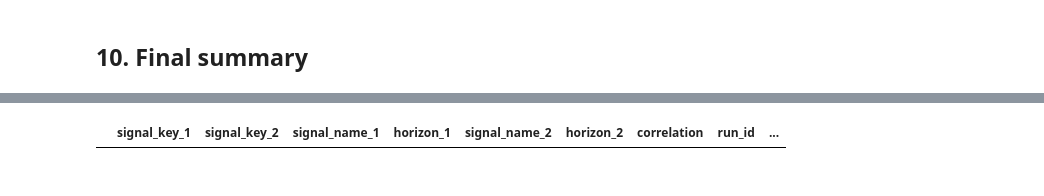
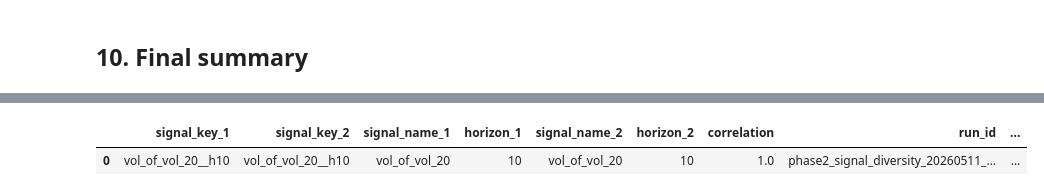
Before and after one commit to ananxu-jole/multi-factor-equity-alpha-model, a Jupyter notebook: notebooks/2-Phase 2_Signal Expansion/03G_Signal_Diversity_Engine.ipynb, the cells around one changed output, grey strips where cells are left out. Drawn from its saved outputs; the diff is of its cells as text; code cells hidden in the pictures.

```diff
--- a/notebooks/2-Phase 2_Signal Expansion/03G_Signal_Diversity_Engine.ipynb
+++ b/notebooks/2-Phase 2_Signal Expansion/03G_Signal_Diversity_Engine.ipynb
@@ -426,15 +604,21 @@ Rows for range_expansion_failure_5
 # %%
-from src.db import load_table
+with profile_block("SQLite readback: diversity outputs") as profile_metrics:
+    from src.db import load_table
 
-sel = load_table("signal_diversity_selection_current")
-diag = load_table("signal_diversity_diagnostics_current")
-fam = load_table("signal_diversity_family_report_current")
-cluster = load_table("signal_diversity_cluster_report_current")
+    sel = load_table("signal_diversity_selection_current")
+    diag = load_table("signal_diversity_diagnostics_current")
+    fam = load_table("signal_diversity_family_report_current")
+    cluster = load_table("signal_diversity_cluster_report_current")
 
-display(diag)
-display(sel.sort_values(["selected_flag", "selection_rank"], ascending=[False, True]))
-display(fam)
-display(cluster)
+    profile_metrics["selection_readback_rows"] = len(sel)
+    profile_metrics["diagnostics_readback_rows"] = len(diag)
+    profile_metrics["family_readback_rows"] = len(fam)
+    profile_metrics["cluster_readback_rows"] = len(cluster)
+
+    display(diag)
+    display(sel.sort_values(["selected_flag", "selection_rank"], ascending=[False, True]))
+    display(fam)
+    display(cluster)
 # %% [output]
 |  | n_candidates | avg_abs_correlation | max_abs_correlation | median_abs_correlation | effective_signal_count | ... |
 | 0 | 1 | None | None | None | 1.0 | ... |
@@ -500,10 +775,16 @@ Diversity rows:
 # %%
-sim = load_table("signal_diversity_similarity_current")
+with profile_block("SQLite readback: similarity diagnostics") as profile_metrics:
+    sim = load_table("signal_diversity_similarity_current")
 
-display(
-    sim[
-        sim["signal_name_1"].isin(new) | sim["signal_name_2"].isin(new)
-    ].sort_values("correlation", key=lambda s: s.abs(), ascending=False)
-)
+    profile_metrics["similarity_readback_rows"] = len(sim)
+
+    display(
+        sim[
+            sim["signal_name_1"].isin(diagnostic_signal_names) | sim["signal_name_2"].isin(diagnostic_signal_names)
+        ]
+        .sort_values("correlation", key=lambda s: s.abs(), ascending=False)
+        .head(20)
+    )
 # %% [output]
 |  | signal_key_1 | signal_key_2 | signal_name_1 | horizon_1 | signal_name_2 | horizon_2 | correlation | run_id | ... |
+| 0 | vol_of_vol_20__h10 | vol_of_vol_20__h10 | vol_of_vol_20 | 10 | vol_of_vol_20 | 10 | 1.0 | phase2_signal_diversity_20260511_... | ... |
```
Also changed, not shown: parts of 13 cells of this notebook.
